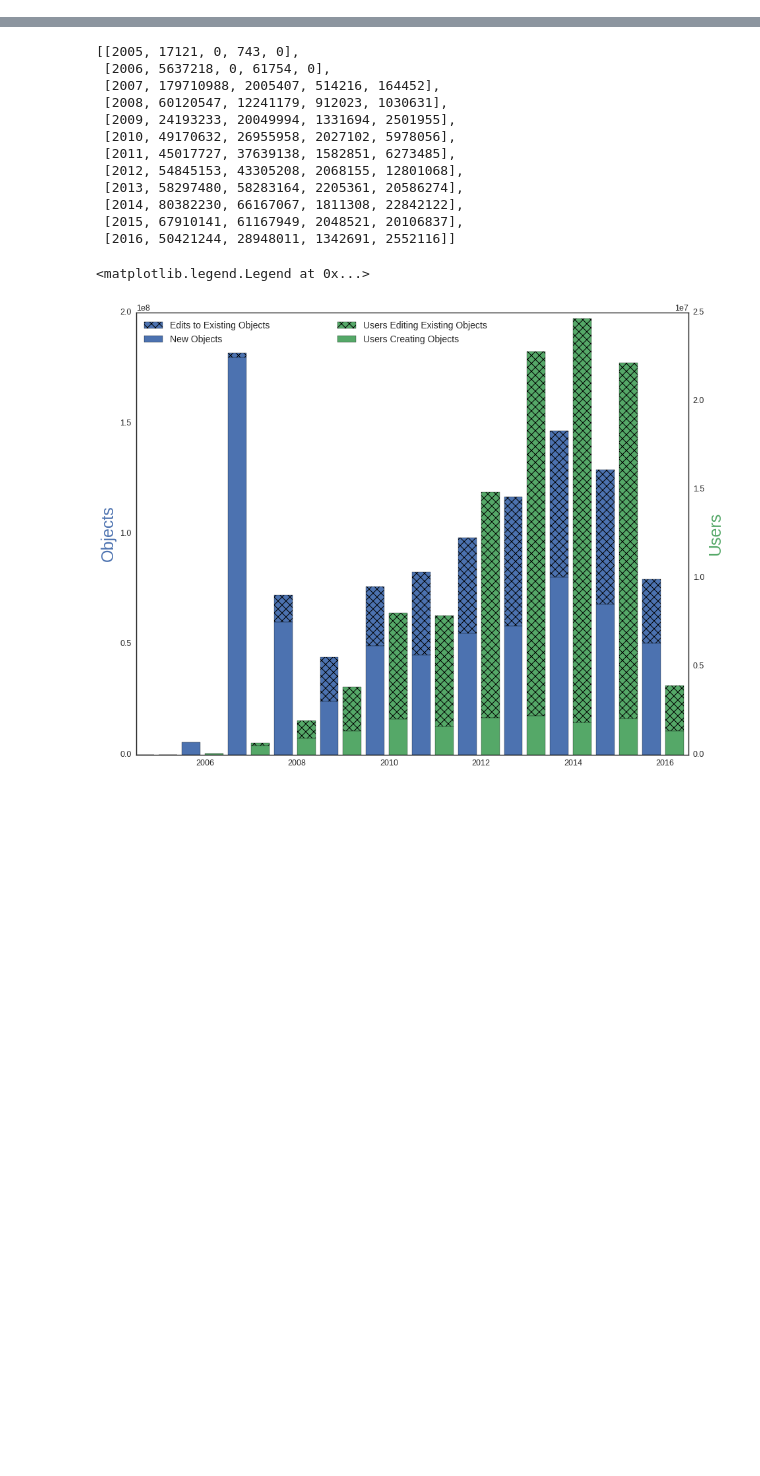
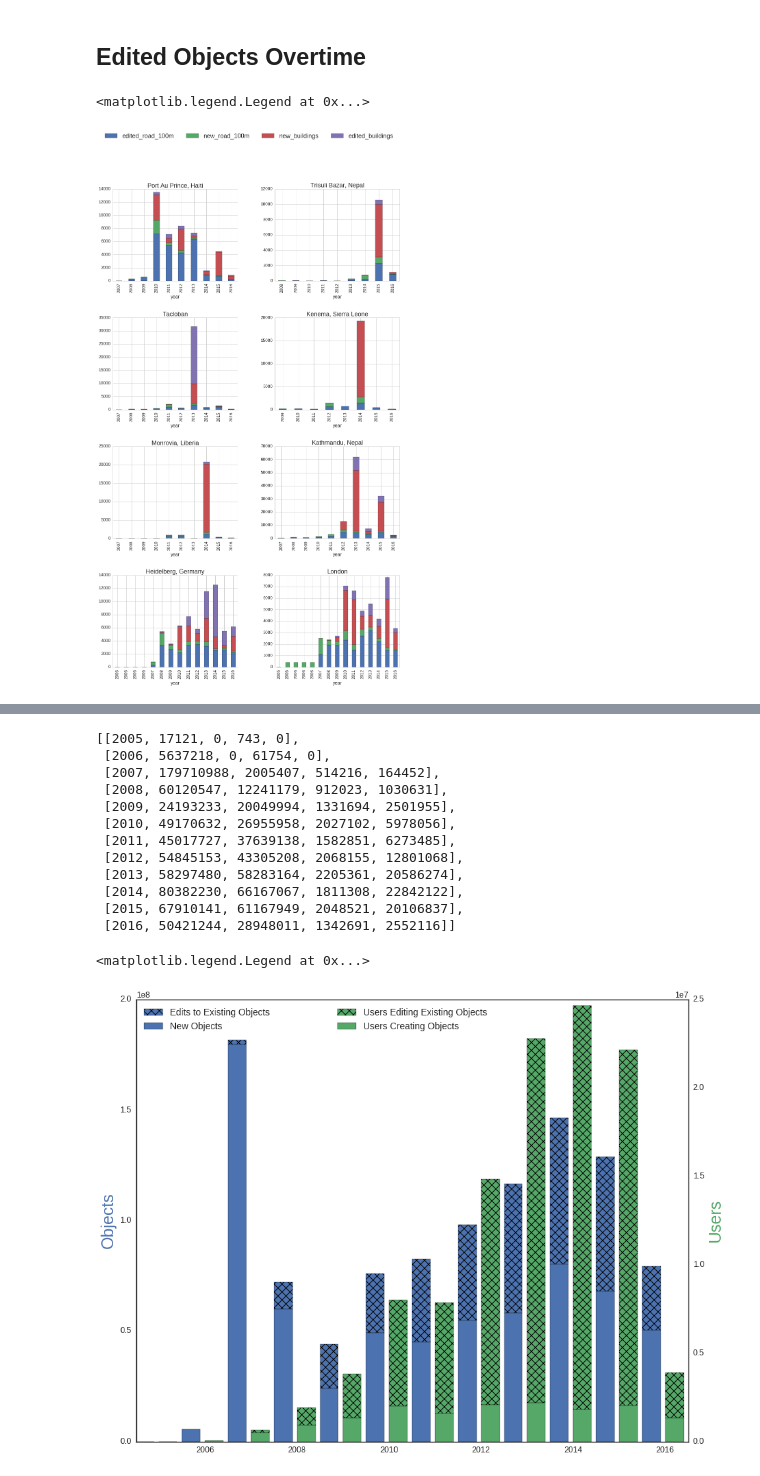
Before and after one commit to jenningsanderson/contributor-centric-qa, a Jupyter notebook: StagesOfGrowth (Metric 4).ipynb, the cells around one changed output, grey strips where cells are left out. Saved outputs shown, nothing was run; the diff lists cells and outputs as text; code cells hidden in the pictures; blank space fills up the shorter version.

```diff
--- a/StagesOfGrowth (Metric 4).ipynb
+++ b/StagesOfGrowth (Metric 4).ipynb
@@ -239,0 +30,16 @@ Adelaide, Australia
+# %%
+NROWS = 4
+NCOLS = 2
+FIGSIZE = (15,25)
+WSPACE=0.3
+HSPACE=0.4
+sns.set(font_scale=1.25)
+# %%
+#Create the engine for Pandas to query SQL with
+engine = create_engine('postgresql://anderstj@127.0.0.1:5432/osm-quality-full')
+# %%
+def get_full_quadkey_df(tile):
+    df = pd.read_sql_query("SELECT * FROM tiles_per_year WHERE quadkey = '%s' order by year"%(tile['quad']),con=engine)
+    df['name'] = tile['name']
+    return df
+x = get_full_quadkey_df(study_tiles[-1])
@@ -239,0 +70,52 @@ Adelaide, Australia
+# %%
+for tile in study_tiles:
+    tile['df'] = get_full_quadkey_df(tile)
+# %% [markdown]
+## Edited Objects Overtime
+# %%
+plt.style.use('seaborn-whitegrid')
+fig, axs = plt.subplots(nrows=NROWS, ncols=NCOLS, figsize=FIGSIZE, facecolor='w', edgecolor='k')
+plt.subplots_adjust(wspace=WSPACE, hspace=HSPACE)
+axes = list(axs.ravel())
+
+for (idx, tile), ax in zip(enumerate(study_tiles), axes):
+
+    ax.set_title(tile['name'], fontsize=18)
+
+    df = tile['df']
+
+    roads = df[['new_road_km','edited_road_km','year']].copy()
+#     roads.plot(ax=ax, kind='bar', stacked=True)
+
+    roads['new_road_100m'] = roads.new_road_km*10
+    roads['edited_road_100m'] = roads.edited_road_km*10
+
+
+    #BUILDINGS
+
+    buildings = df[['new_buildings','edited_buildings','year']].copy()
+#     buildings.plot(ax=ax, kind='bar', stacked=True, x='year')
+
+#     buildings['percent_new']    = buildings.new_buildings / (buildings.new_buildings + buildings.edited_buildings)
+#     buildings['percent_edited'] = buildings.edited_buildings / (buildings.new_buildings + buildings.edited_buildings)
+#     buildings[['percent_new','percent_edited','year']].plot(ax=ax, kind='bar', stacked=True, x='year')
+
+
+    #OKAY, NOW FOR SOMETHING REALLY CRAZY... CAN WE DO IT ALL STACKED?
+
+    total_roads_and_buildings = roads[['edited_road_100m','new_road_100m','year']].merge(buildings, on='year')
+
+    total_roads_and_buildings.plot(ax=ax,kind='bar',stacked=True,x='year')
+
+    #     ax.set_xticklabels(df.year)
+
+    ax.legend_.remove()
+    handles, labels = ax.get_legend_handles_labels()
+
+    ax.set_title(tile['name'], fontsize=18)
+
+plt.figlegend(handles,labels,
+              loc = ('upper center'), ncol=4, fontsize=18)
+# %% [output]
+<matplotlib.legend.Legend at 0x...>
+[figure, added]
```
Also changed, not shown: parts of 32 cells of this notebook, 3 other files.
